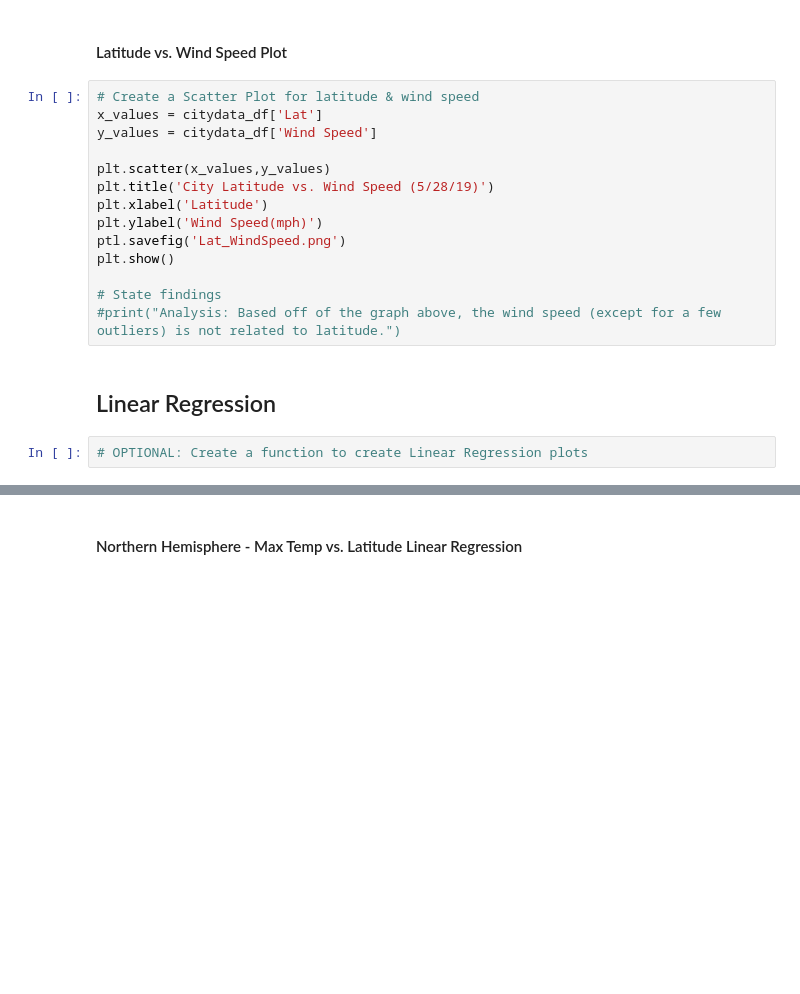
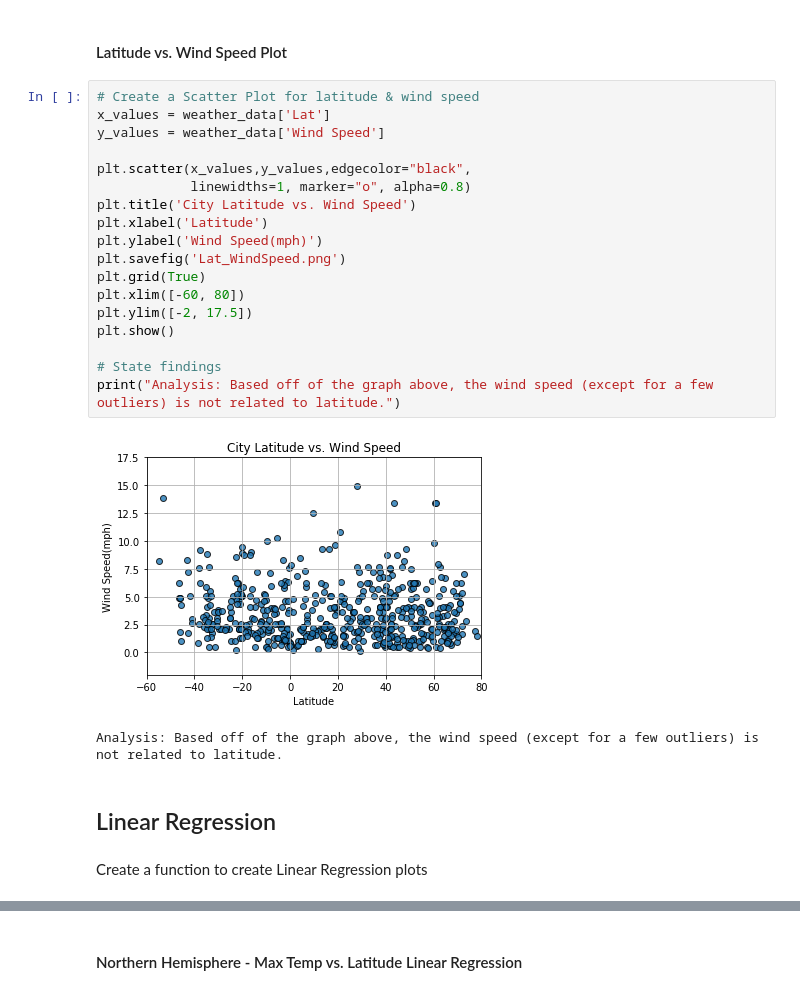
Before and after one commit to Tam-ala/Python-API_Whats-the-Weather-Like, a Jupyter notebook: Code/WeatherPy-Copy1.ipynb, the cells around one changed output, grey strips where cells are left out. Saved outputs shown, nothing was run; the diff lists cells and outputs as text; blank space fills up the shorter version.

```diff
--- a/Code/WeatherPy-Copy1.ipynb
+++ b/Code/WeatherPy-Copy1.ipynb
@@ -220,22 +256,29 @@ plt.show()
 #### Latitude vs. Wind Speed Plot
 # %%
 # Create a Scatter Plot for latitude & wind speed
-x_values = citydata_df['Lat']
-y_values = citydata_df['Wind Speed']
+x_values = weather_data['Lat']
+y_values = weather_data['Wind Speed']
 
-plt.scatter(x_values,y_values)
-plt.title('City Latitude vs. Wind Speed (5/28/19)')
+plt.scatter(x_values,y_values,edgecolor="black",
+            linewidths=1, marker="o", alpha=0.8)
+plt.title('City Latitude vs. Wind Speed')
 plt.xlabel('Latitude')
 plt.ylabel('Wind Speed(mph)')
-ptl.savefig('Lat_WindSpeed.png')
+plt.savefig('Lat_WindSpeed.png')
+plt.grid(True)
+plt.xlim([-60, 80])
+plt.ylim([-2, 17.5])
 plt.show()
 
 # State findings
-#print("Analysis: Based off of the graph above, the wind speed (except for a few outliers) is not related to latitude.")
+print("Analysis: Based off of the graph above, the wind speed (except for a few outliers) is not related to latitude.")
+# %% [output]
+[figure, added]
+Analysis: Based off of the graph above, the wind speed (except for a few outliers) is not related to latitude.
 # %% [markdown]
 ## Linear Regression
-# %%
-# OPTIONAL: Create a function to create Linear Regression plots
+# %% [markdown]
+Create a function to create Linear Regression plots
 # %%
 # Create Northern and Southern Hemisphere DataFrames
 #the cities needs to be split between the two somehow...
```
Also changed, not shown: parts of 14 cells of this notebook, 4 other files.
